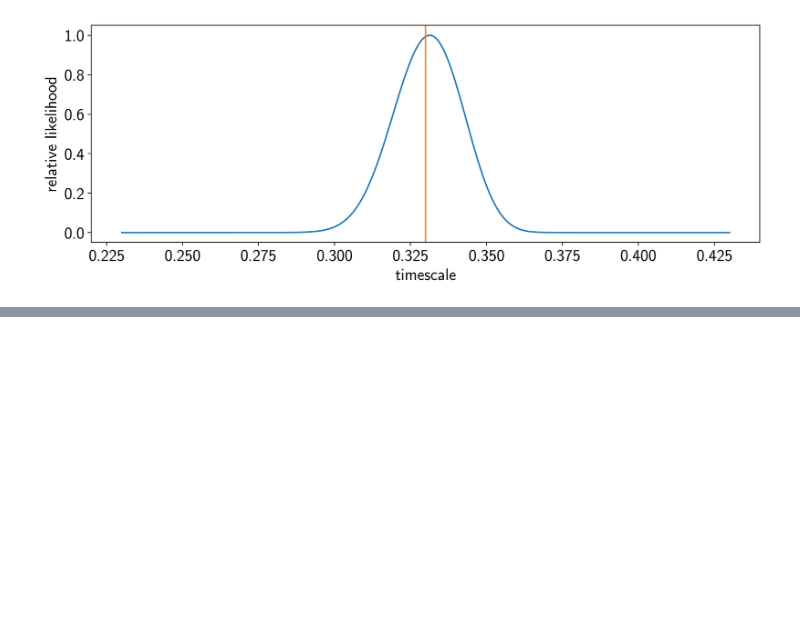
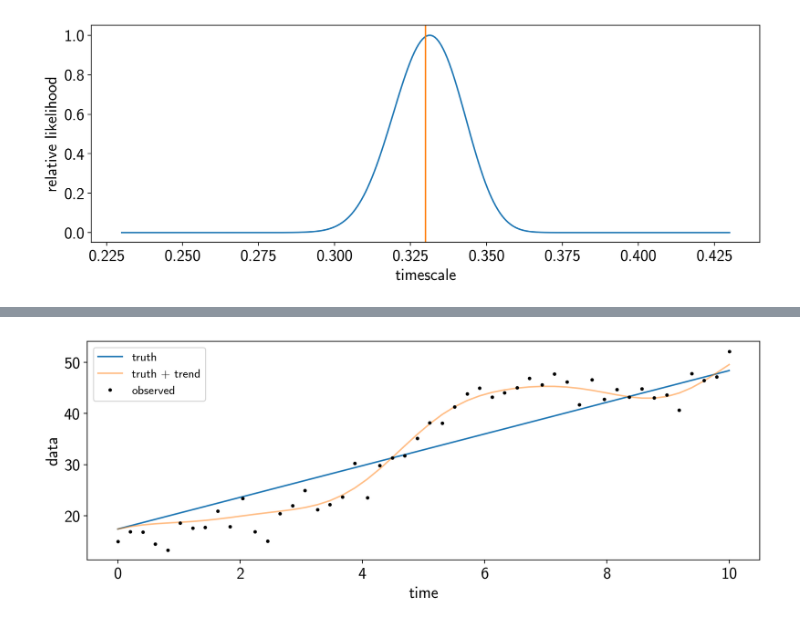
Before and after one commit to rodluger/tutorials, a Jupyter notebook: gps/answers/02-Inference.ipynb, the cells around one changed output, grey strips where cells are left out. Saved outputs shown, nothing was run; the diff lists cells and outputs as text; code cells hidden in the pictures; blank space fills up the shorter version.

```diff
--- a/gps/answers/02-Inference.ipynb
+++ b/gps/answers/02-Inference.ipynb
@@ -152,0 +200,28 @@ plt.ylabel("relative likelihood");
+# %%
+# Generate the data
+m_true = 3.10
+b_true = 17.4
+l_true = 1.25
+A_true = 3.50
+s_true = 2.00
+t = np.linspace(0, 10, 50)
+gp_mu, gp_S = compute_gp([], [], t, A=A_true, l=l_true)
+np.random.seed(9)
+y_true = m_true * t + b_true
+trend = draw_from_gaussian(gp_mu, gp_S)[0]
+noise = np.ones_like(t) * s_true
+y = y_true + trend + noise * np.random.randn(len(t))
+X = np.hstack((t.reshape(-1, 1), y.reshape(-1, 1), noise.reshape(-1, 1)))
+np.savetxt("data/sample_data_line.txt", X)
+np.savetxt("data/sample_data_line_truths.txt", [m_true, b_true, A_true, l_true])
+
+# Plot it
+t, y, sigma = np.loadtxt("data/sample_data_line.txt", unpack=True)
+plt.plot(t, y_true, "C0", label="truth")
+plt.plot(t, y_true + trend, "C1", alpha=0.5, label="truth + trend")
+plt.plot(t, y, "k.",  ms=5, label="observed")
+plt.legend(fontsize=12)
+plt.xlabel("time")
+plt.ylabel("data");
+# %% [output]
+[figure, added]
```
Also changed, not shown: parts of 19 cells of this notebook, 3 other files.
